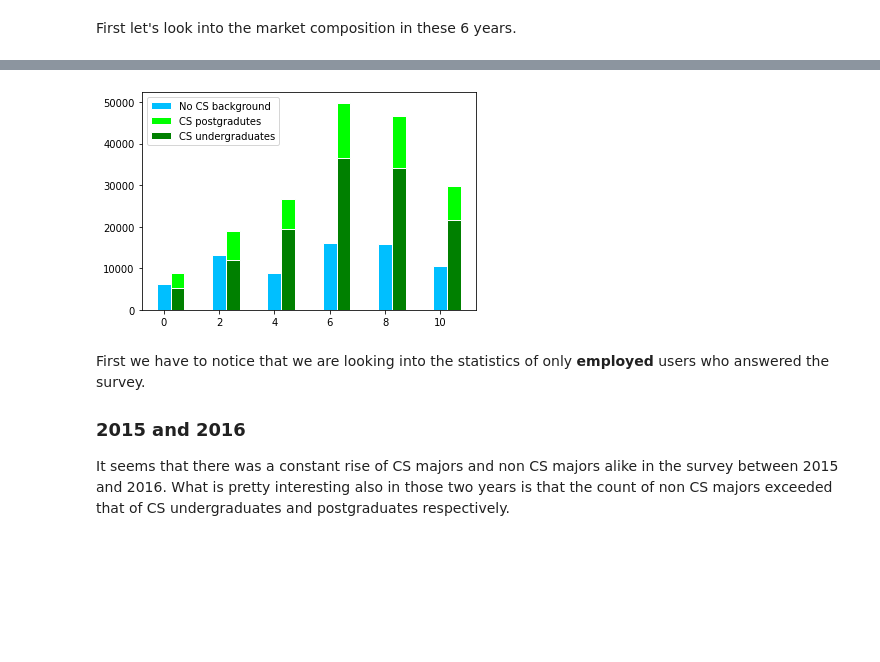
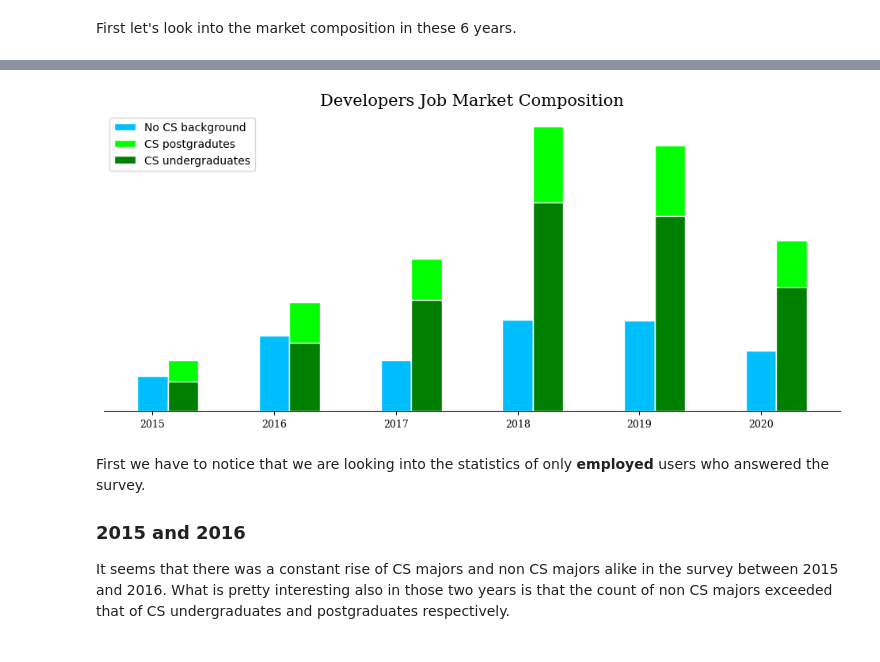
Before and after one commit to ahmedsamirio/stackoverflow-analysis, a Jupyter notebook: StackOverflow_Analysis.ipynb, the cells around one changed output, grey strips where cells are left out. Drawn from its saved outputs; the diff is of its cells as text; code cells hidden in the pictures; blank space fills up the shorter version.

```diff
--- a/StackOverflow_Analysis.ipynb
+++ b/StackOverflow_Analysis.ipynb
@@ -787,15 +791,26 @@ plt.legend(patches, dg.columns[[0, 2, 3]], loc='best');
 # %%
 # dg.iloc[:, :4].plot(kind='bar', width=0.7, title='Background Composition of Employed Developers (over the years)');
+fig, ax = plt.subplots(1, 1, figsize=(12, 5), dpi=100)
 barWidth = 0.5
 x1 = np.arange(0, len(dg.index)*2, 2)
 x2 = [x + barWidth for x in x1]
 labels = dg.columns[[0, 3, 2]]
 plt.bar(x1,  dg.iloc[:, 0], width=barWidth, color=colors_dict[dg.columns[0]], edgecolor='white')
 plt.bar(x2, dg.iloc[:, 2] + dg.iloc[:, 3], width=barWidth, color=colors_dict[dg.columns[3]], edgecolor='white')
 plt.bar(x2, dg.iloc[:, 2], width=barWidth, color=colors_dict[dg.columns[2]], edgecolor='white')
-plt.legend(labels);
+
+plt.xticks([0, 2, 4, 6, 8, 10], dg.index, fontfamily='serif', fontsize=9)
+plt.yticks([])
+
+plt.legend(labels, loc='upper left')
+plt.title('Developers Job Market Composition', fontfamily='serif', fontsize=15)
+
+for spine in ['right', 'top', 'left']:
+    ax.spines[spine].set_visible(False)
+
+plt.savefig('imgs/market_composition_bar.png')
 # %% [output]
-[figure, old version]
+[figure, new version]
 # %% [markdown]
 First we have to notice that we are looking into the statistics of only **employed** users who answered the survey.
 
```
Also changed, not shown: parts of 25 cells of this notebook.
